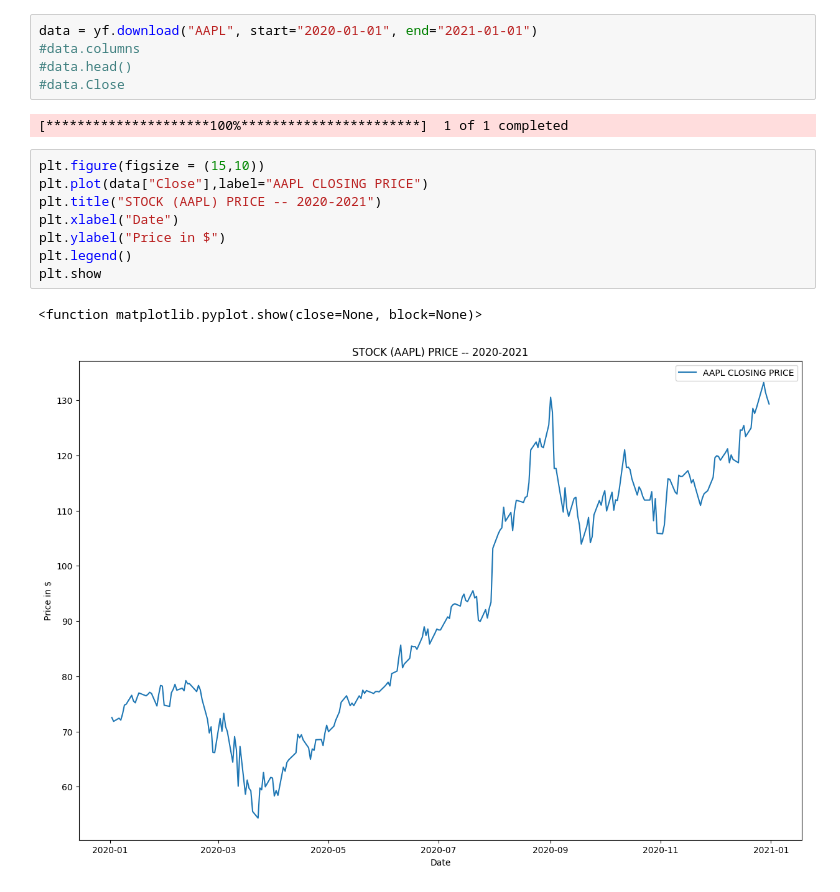
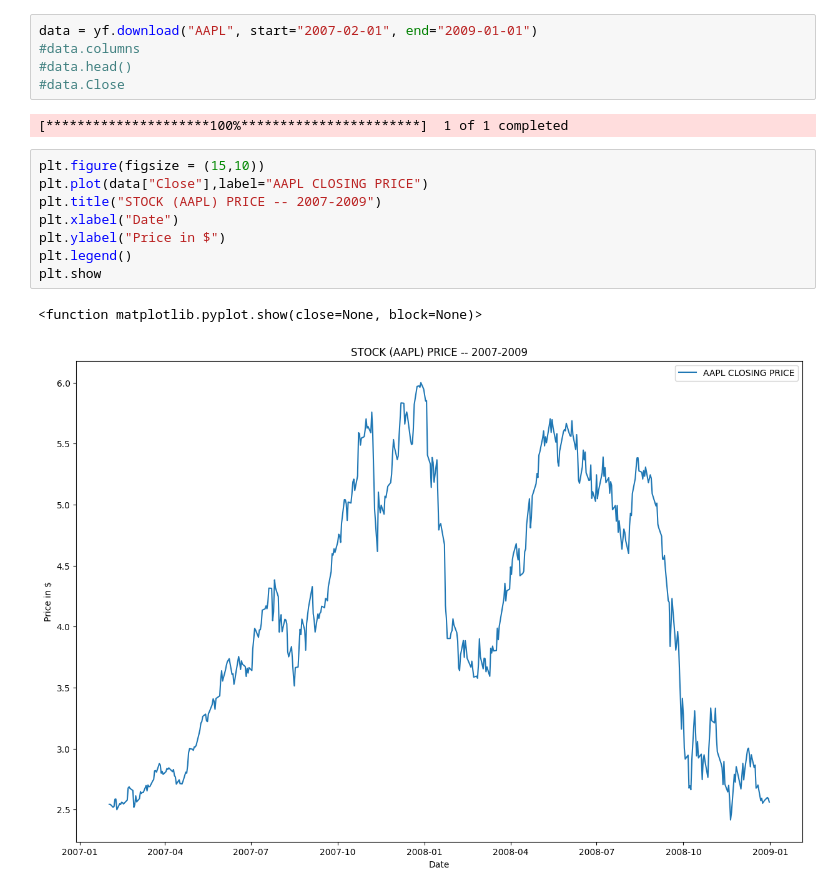
Before and after one commit to neelima5borade/quant_finance_projects., a Jupyter notebook: Project1_StockVolatility/volatility_basics.ipynb, the cells around one changed output. Saved outputs shown, nothing was run; the diff lists cells and outputs as text.

```diff
--- a/Project1_StockVolatility/volatility_basics.ipynb
+++ b/Project1_StockVolatility/volatility_basics.ipynb
@@ -5,5 +6,5 @@ import matplotlib.pyplot as plt
 # %%
-data = yf.download("AAPL", start="2020-01-01", end="2021-01-01")
+data = yf.download("AAPL", start="2007-02-01", end="2009-01-01")
 #data.columns
 #data.head()
 #data.Close
@@ -12,14 +13,14 @@ data = yf.download("AAPL", start="2020-01-01", end="2021-01-01")
 # %%
 plt.figure(figsize = (15,10))
 plt.plot(data["Close"],label="AAPL CLOSING PRICE")
-plt.title("STOCK (AAPL) PRICE -- 2020-2021")
+plt.title("STOCK (AAPL) PRICE -- 2007-2009")
 plt.xlabel("Date")
 plt.ylabel("Price in $")
 plt.legend()
 plt.show
 # %% [output]
 <function matplotlib.pyplot.show(close=None, block=None)>
-[figure, old version]
+[figure, new version]
 # %%
 #Daily return of AAPL stock
 data['returns'] = data["Close"].pct_change()+1
```
Also changed, not shown: parts of 4 cells of this notebook.
